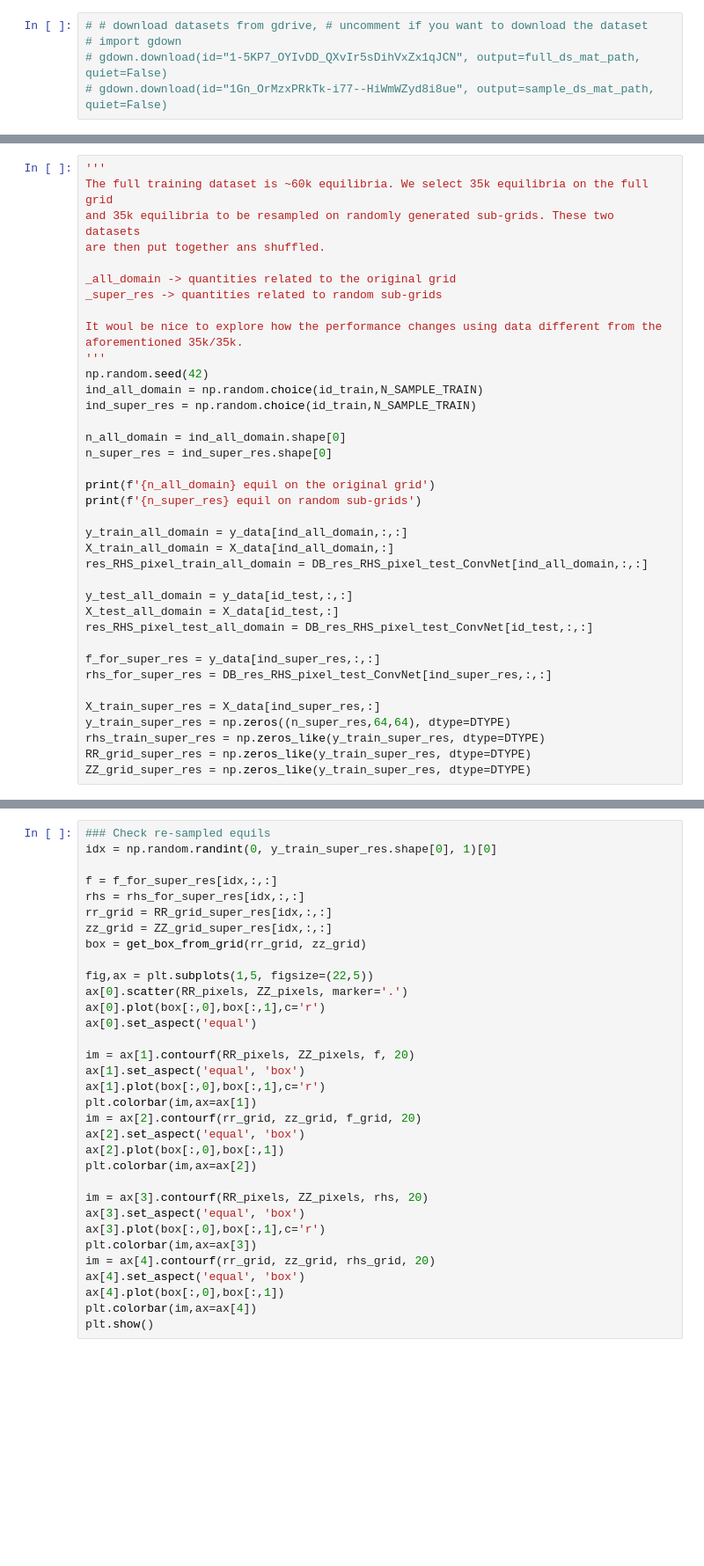
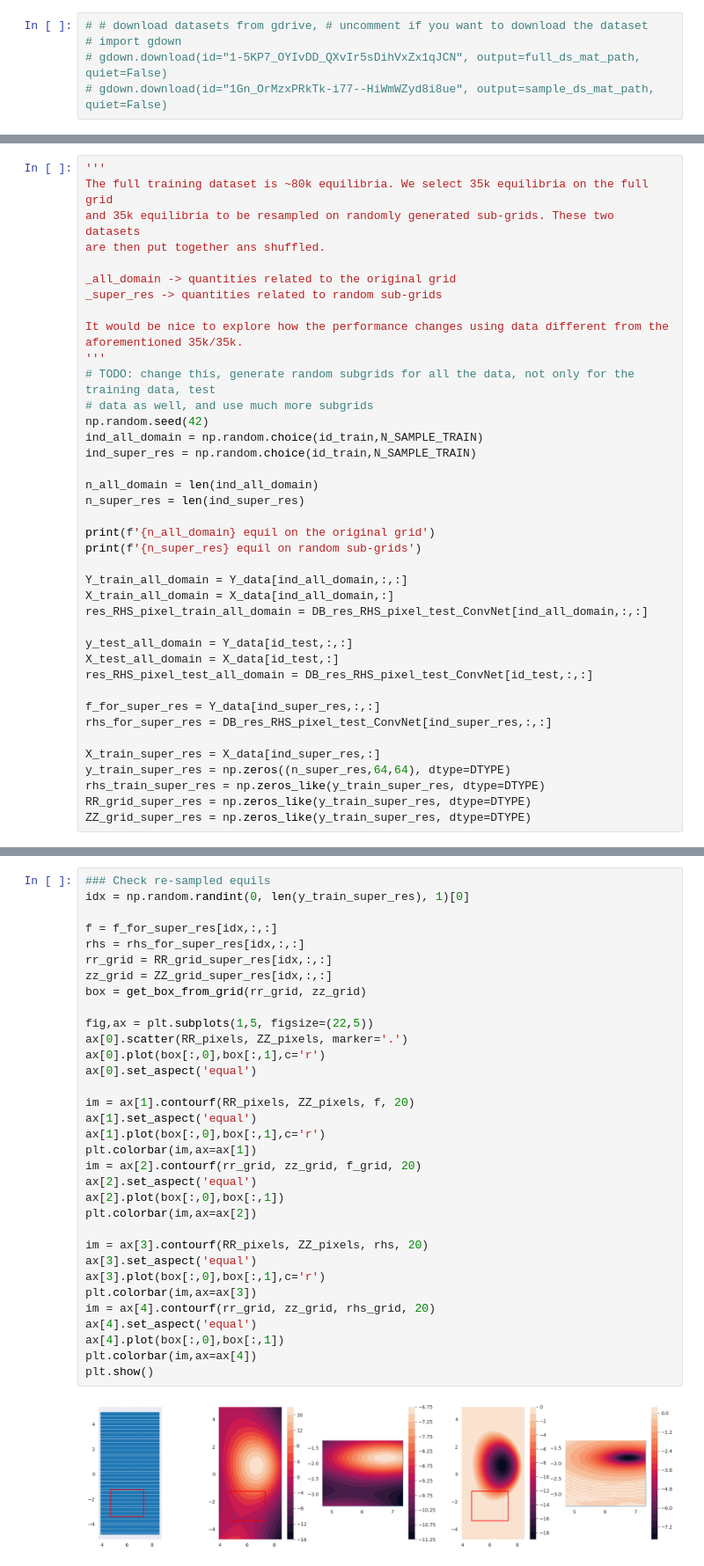
Before and after one commit to matgrand/PlaNet_Equil_reconstruction, a Jupyter notebook: notebooks/prepare_data_PlaNet_TF.ipynb, the cells around one changed output, grey strips where cells are left out. Shown: that part at 88% size. Saved outputs shown, nothing was run; the diff lists cells and outputs as text; blank space fills up the shorter version.

```diff
--- a/notebooks/prepare_data_PlaNet_TF.ipynb
+++ b/notebooks/prepare_data_PlaNet_TF.ipynb
@@ -182,34 +206,36 @@ plt.show()
 # %%
 '''
-The full training dataset is ~60k equilibria. We select 35k equilibria on the full grid
+The full training dataset is ~80k equilibria. We select 35k equilibria on the full grid
 and 35k equilibria to be resampled on randomly generated sub-grids. These two datasets
 are then put together ans shuffled.
 
 _all_domain -> quantities related to the original grid
 _super_res -> quantities related to random sub-grids
 
-It woul be nice to explore how the performance changes using data different from the
+It would be nice to explore how the performance changes using data different from the
 aforementioned 35k/35k.
 '''
+# TODO: change this, generate random subgrids for all the data, not only for the training data, test
+# data as well, and use much more subgrids
 np.random.seed(42)
 ind_all_domain = np.random.choice(id_train,N_SAMPLE_TRAIN)
 ind_super_res = np.random.choice(id_train,N_SAMPLE_TRAIN)
 
-n_all_domain = ind_all_domain.shape[0]
-n_super_res = ind_super_res.shape[0]
+n_all_domain = len(ind_all_domain)
+n_super_res = len(ind_super_res)
 
 print(f'{n_all_domain} equil on the original grid')
 print(f'{n_super_res} equil on random sub-grids')
 
-y_train_all_domain = y_data[ind_all_domain,:,:]
+Y_train_all_domain = Y_data[ind_all_domain,:,:]
 X_train_all_domain = X_data[ind_all_domain,:]
 res_RHS_pixel_train_all_domain = DB_res_RHS_pixel_test_ConvNet[ind_all_domain,:,:]
 
-y_test_all_domain = y_data[id_test,:,:]
+y_test_all_domain = Y_data[id_test,:,:]
 X_test_all_domain = X_data[id_test,:]
 res_RHS_pixel_test_all_domain = DB_res_RHS_pixel_test_ConvNet[id_test,:,:]
 
-f_for_super_res = y_data[ind_super_res,:,:]
+f_for_super_res = Y_data[ind_super_res,:,:]
 rhs_for_super_res = DB_res_RHS_pixel_test_ConvNet[ind_super_res,:,:]
 
 X_train_super_res = X_data[ind_super_res,:]
@@ -233,36 +264,38 @@ ZZ_grid_all_domain = np.tile(ZZ_pixels,(n_all_domain,1,1))
 # %%
 ### Check re-sampled equils
-idx = np.random.randint(0, y_train_super_res.shape[0], 1)[0]
+idx = np.random.randint(0, len(y_train_super_res), 1)[0]
 
 f = f_for_super_res[idx,:,:]
 rhs = rhs_for_super_res[idx,:,:]
 rr_grid = RR_grid_super_res[idx,:,:]
 zz_grid = ZZ_grid_super_res[idx,:,:]
 box = get_box_from_grid(rr_grid, zz_grid)
 
 fig,ax = plt.subplots(1,5, figsize=(22,5))
 ax[0].scatter(RR_pixels, ZZ_pixels, marker='.')
 ax[0].plot(box[:,0],box[:,1],c='r')
 ax[0].set_aspect('equal')
 
 im = ax[1].contourf(RR_pixels, ZZ_pixels, f, 20)
-ax[1].set_aspect('equal', 'box')
+ax[1].set_aspect('equal')
 ax[1].plot(box[:,0],box[:,1],c='r')
 plt.colorbar(im,ax=ax[1])
 im = ax[2].contourf(rr_grid, zz_grid, f_grid, 20)
-ax[2].set_aspect('equal', 'box')
+ax[2].set_aspect('equal')
 ax[2].plot(box[:,0],box[:,1])
 plt.colorbar(im,ax=ax[2])
 
 im = ax[3].contourf(RR_pixels, ZZ_pixels, rhs, 20)
-ax[3].set_aspect('equal', 'box')
+ax[3].set_aspect('equal')
 ax[3].plot(box[:,0],box[:,1],c='r')
 plt.colorbar(im,ax=ax[3])
 im = ax[4].contourf(rr_grid, zz_grid, rhs_grid, 20)
-ax[4].set_aspect('equal', 'box')
+ax[4].set_aspect('equal')
 ax[4].plot(box[:,0],box[:,1])
 plt.colorbar(im,ax=ax[4])
 plt.show()
+# %% [output]
+[figure, added]
 # %%
 # compute kernels for the GS equation train
 ''' Compute kernels for GS Equation for the qeuils on the sub-grids (dr,dz is grid-dependent),
```
Also changed, not shown: parts of 14 cells of this notebook.
